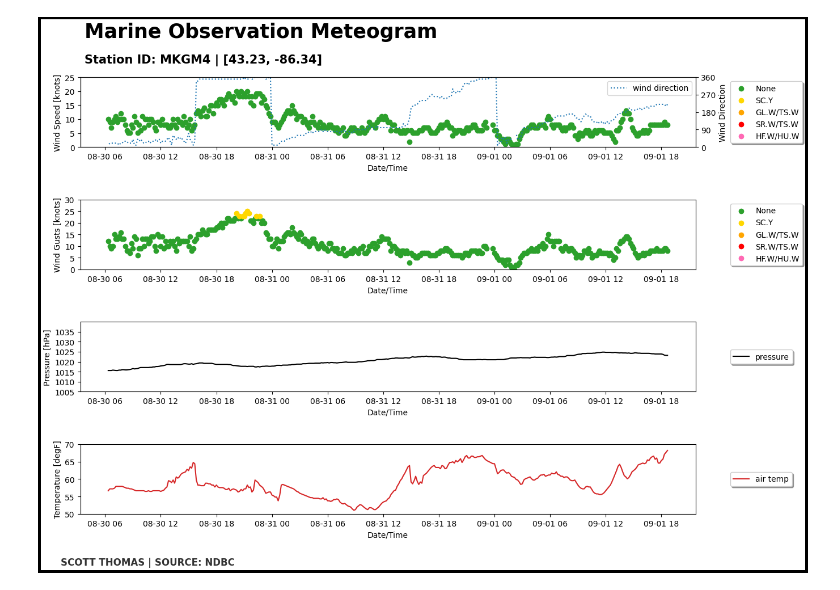
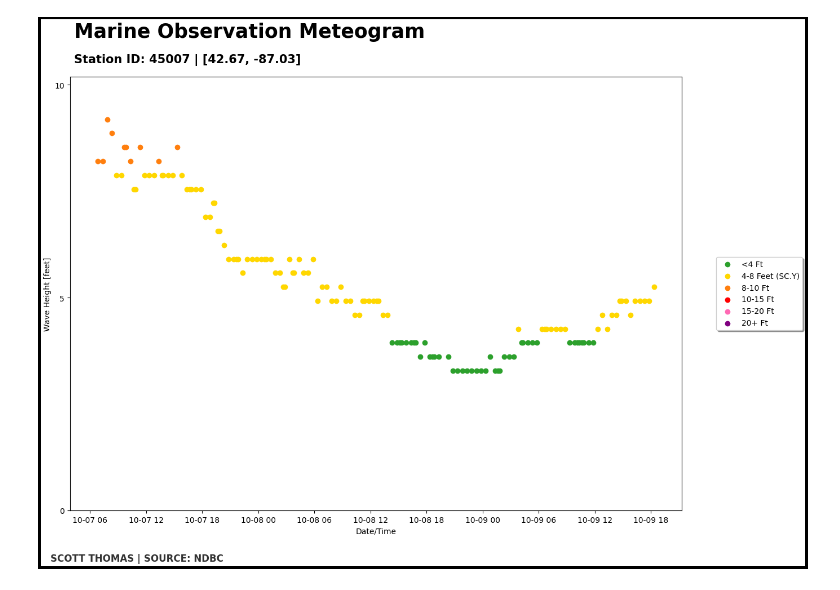
Before and after one commit to scottthomaswx/Marine-Meteogram-Plotter, a Jupyter notebook: MarineObs.ipynb, the cells around one changed output. Cells and saved outputs as stored; diff of their text form; code cells hidden in the pictures.

Commit message:
Update Wave Label For Green to < 4 ft

```diff
--- a/MarineObs.ipynb
+++ b/MarineObs.ipynb
@@ -21,7 +21,7 @@ import sys
 # @markdown ## Enter A Station ID
 # @markdown ### Find stations at: https://www.ndbc.noaa.gov/
 
-station = 'mkgm4' #@param {type:"string"}
+station = '45007' #@param {type:"string"}
 station= station.upper()
 # @markdown ## How Many Data Points From Present Do You Want?
 
@@ -34,11 +34,11 @@ Number_Of_Data_Points = '360' #@param {type:"string"}
 
 #User Selects What Obs They Want To Plot
 
-Wave_Heigt = False # @param {type:"boolean"}
-Wind_Speed = True # @param {type:"boolean"}
-Wind_Gusts = True # @param {type:"boolean"}
-Pressure_Trace = True # @param {type:"boolean"}
-Air_Water_Temp = True # @param {type:"boolean"}
+Wave_Heigt = True # @param {type:"boolean"}
+Wind_Speed = False # @param {type:"boolean"}
+Wind_Gusts = False # @param {type:"boolean"}
+Pressure_Trace = False # @param {type:"boolean"}
+Air_Water_Temp = False # @param {type:"boolean"}
 
 
 #Station Pulled
@@ -205,7 +205,7 @@ if Wave_Heigt == True:
   ax1 = plt.subplot(len(plots_to_plot), 1, (plots_to_plot.index('wave')+1))
   ax1.set_ylim(0, (df['wave_height_ft'].max()+1))
   ax1.set_yticks(np.arange(0, (df['wave_height_ft'].max()+1),5))
-  ax1.scatter(NoneWave_Time, NoneWave_Hgt, color = 'tab:green', label = 'None')
+  ax1.scatter(NoneWave_Time, NoneWave_Hgt, color = 'tab:green', label = '< 4 Ft')
   ax1.scatter(SCYWave_Time, SCYWave_Hgt, color = 'gold', label = '4-8 Feet (SC.Y)')
   ax1.scatter(F8_Time, F8_Hgt, color = 'tab:orange', label = '8-10 Ft')
   ax1.scatter(F10_Time, F10_Hgt, color = 'red', label = '10-15 Ft')
@@ -298,31 +298,31 @@ if Air_Water_Temp == True:
     ax5.plot(df['time'], df['air_temp_degf'], color='tab:red', label = 'air temp')
     ax5.set_ylabel('Temperature [degF]')
     ax5.set_xlabel('Date/Time')
     ax5.legend(loc = 'upper left')
     box5 = ax5.get_position()
     ax5.set_position([box5.x0, box5.y0, box5.width * 0.8, box5.height])
     ax5.legend(loc='center left', bbox_to_anchor=(1.05, 0.5),
           ncol=1, fancybox=True, shadow=True)
   else:
     ax5 = plt.subplot(len(plots_to_plot), 1, (plots_to_plot.index('temp')+1))
     maxtemp = df['air_temp_degf'].max()
     mintemp = df['air_temp_degf'].min()
     ax5.set_ylim(round_down_nearest(mintemp), round_up_nearest(maxtemp))
     ax5.set_yticks(np.arange(round_down_nearest(mintemp),round_up_nearest(maxtemp)+1,5))
     ax5.plot(df['time'], df['air_temp_degf'], color='tab:red', label = 'air temp')
     ax5.set_ylabel('Temperature [degF]')
     ax5.set_xlabel('Date/Time')
     ax5.legend(loc = 'upper left')
     box5 = ax5.get_position()
     ax5.set_position([box5.x0, box5.y0, box5.width * 0.8, box5.height])
     ax5.legend(loc='center left', bbox_to_anchor=(1.05, 0.5),
           ncol=1, fancybox=True, shadow=True)
 
 #Plot Settings
 plt.subplots_adjust(hspace=0.75)
 plt.subplots_adjust(wspace=0.25)
 plt.figtext(0.1, 0.02, f'SCOTT THOMAS | SOURCE: NDBC', weight='bold', color='black', fontsize=12, ha='left', alpha=0.8)
 plt.savefig(str(station)+'_full_marineobs.png')
 plt.show()
 # %% [output]
-[figure, old version]
+[figure, new version]
```
